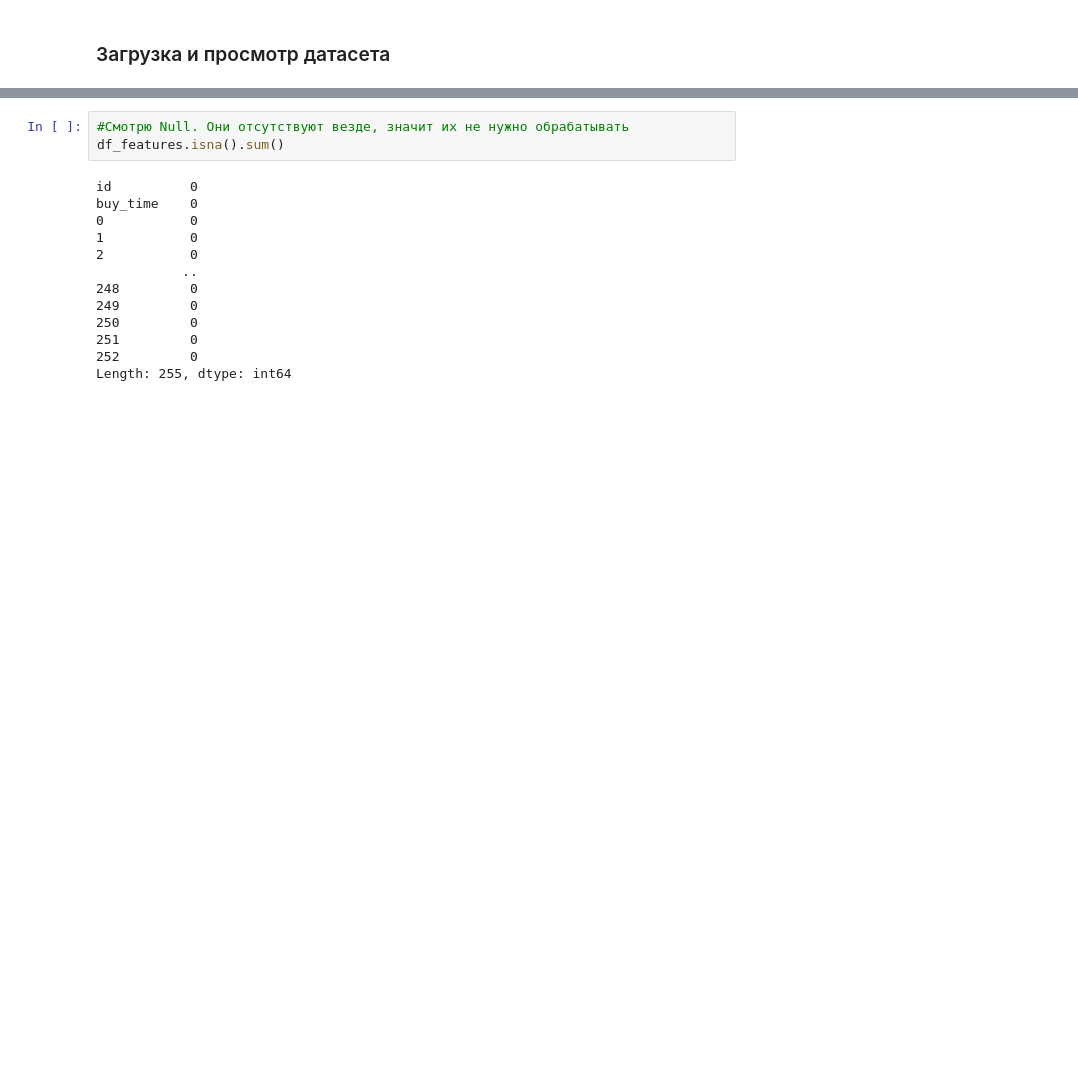
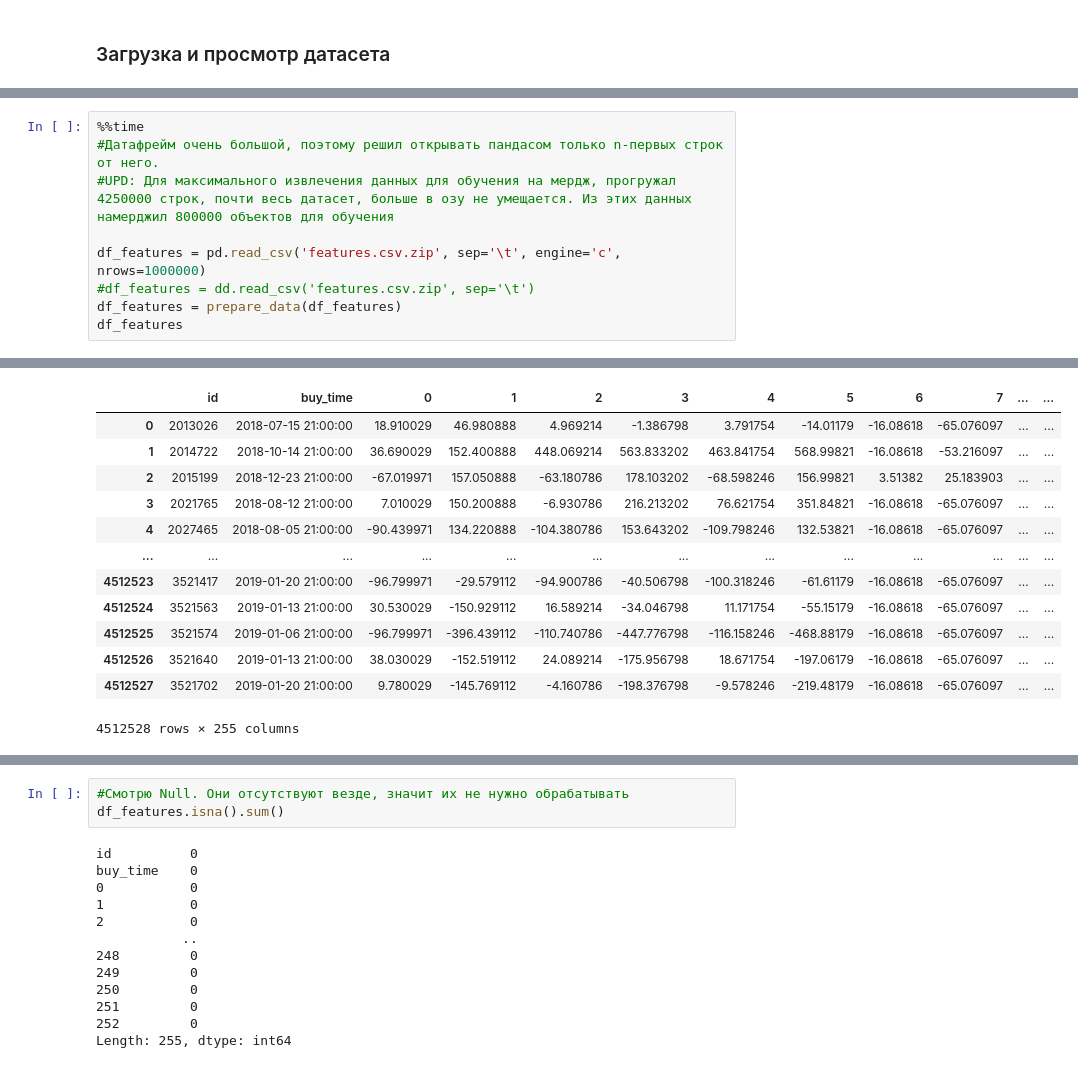
Before and after one commit to NickHlzv/CourseProj, a Jupyter notebook: course_proj.ipynb, the cells around one changed output, grey strips where cells are left out. Saved outputs shown, nothing was run; the diff lists cells and outputs as text; blank space fills up the shorter version.

```diff
--- a/course_proj.ipynb
+++ b/course_proj.ipynb
@@ -72,0 +66,10 @@ Wall time: 3min 34s
+# %%
+%%time
+#Датафрейм очень большой, поэтому решил открывать пандасом только n-первых строк от него.
+#UPD: Для максимального извлечения данных для обучения на мердж, прогружал 4250000 строк, почти весь датасет, больше в озу не умещается. Из этих данных намерджил 800000 объектов для обучения
+
+df_features = pd.read_csv('features.csv.zip', sep='\t', engine='c', nrows=1000000)
+#df_features = dd.read_csv('features.csv.zip', sep='\t')
+df_features = prepare_data(df_features)
+df_features
+# %% [output]
@@ -73 +78,14 @@ Wall time: 3min 34s
+|  | id | buy_time | 0 | 1 | 2 | 3 | 4 | 5 | 6 | 7 | ... | ... |
+| 0 | 2013026 | 2018-07-15 21:00:00 | 18.910029 | 46.980888 | 4.969214 | -1.386798 | 3.791754 | -14.01179 | -16.08618 | -65.076097 | ... | ... |
+| 1 | 2014722 | 2018-10-14 21:00:00 | 36.690029 | 152.400888 | 448.069214 | 563.833202 | 463.841754 | 568.99821 | -16.08618 | -53.216097 | ... | ... |
+| 2 | 2015199 | 2018-12-23 21:00:00 | -67.019971 | 157.050888 | -63.180786 | 178.103202 | -68.598246 | 156.99821 | 3.51382 | 25.183903 | ... | ... |
+| 3 | 2021765 | 2018-08-12 21:00:00 | 7.010029 | 150.200888 | -6.930786 | 216.213202 | 76.621754 | 351.84821 | -16.08618 | -65.076097 | ... | ... |
+| 4 | 2027465 | 2018-08-05 21:00:00 | -90.439971 | 134.220888 | -104.380786 | 153.643202 | -109.798246 | 132.53821 | -16.08618 | -65.076097 | ... | ... |
+| ... | ... | ... | ... | ... | ... | ... | ... | ... | ... | ... | ... | ... |
+| 4512523 | 3521417 | 2019-01-20 21:00:00 | -96.799971 | -29.579112 | -94.900786 | -40.506798 | -100.318246 | -61.61179 | -16.08618 | -65.076097 | ... | ... |
+| 4512524 | 3521563 | 2019-01-13 21:00:00 | 30.530029 | -150.929112 | 16.589214 | -34.046798 | 11.171754 | -55.15179 | -16.08618 | -65.076097 | ... | ... |
+| 4512525 | 3521574 | 2019-01-06 21:00:00 | -96.799971 | -396.439112 | -110.740786 | -447.776798 | -116.158246 | -468.88179 | -16.08618 | -65.076097 | ... | ... |
+| 4512526 | 3521640 | 2019-01-13 21:00:00 | 38.030029 | -152.519112 | 24.089214 | -175.956798 | 18.671754 | -197.06179 | -16.08618 | -65.076097 | ... | ... |
+| 4512527 | 3521702 | 2019-01-20 21:00:00 | 9.780029 | -145.769112 | -4.160786 | -198.376798 | -9.578246 | -219.48179 | -16.08618 | -65.076097 | ... | ... |
+4512528 rows × 255 columns
 # %% [markdown]
```
Also changed, not shown: parts of 34 cells of this notebook, 2 other files.
